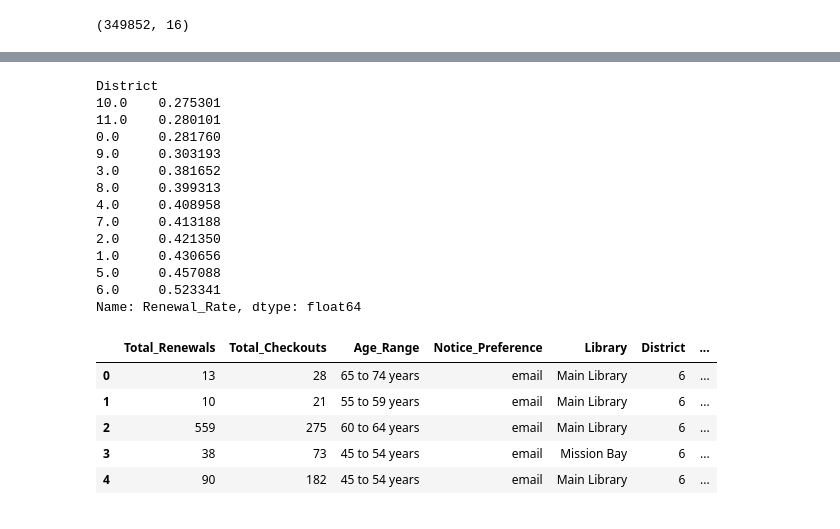
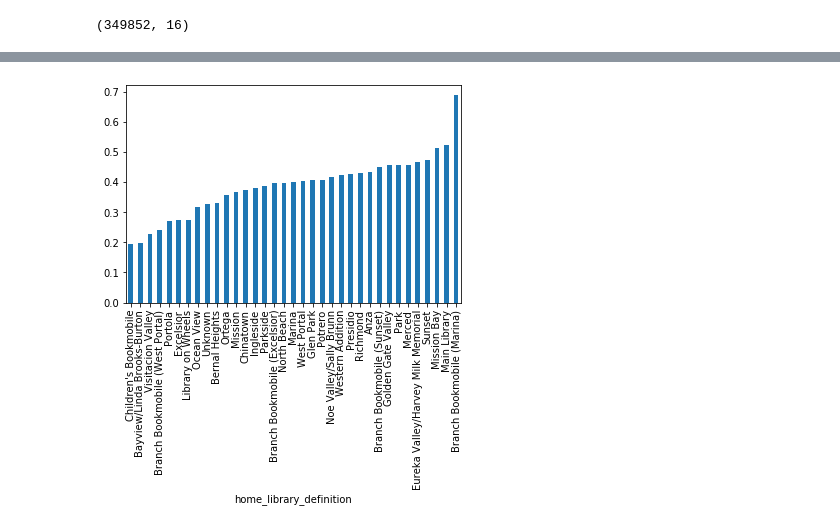
Before and after one commit to arispeaks/SFLibrary, a Jupyter notebook: SF_Library_Project.ipynb, the cells around one changed output, grey strips where cells are left out. Cells and saved outputs as stored; diff of their text form; code cells hidden in the pictures.

Commit message:
Update SF_Library_Project.ipynb
delete old code; test models

```diff
--- a/SF_Library_Project.ipynb
+++ b/SF_Library_Project.ipynb
@@ -393,29 +228,0 @@ dtype: float64
-# %%
-#Average Renewal Rate
-main_df.groupby('District').Renewal_Rate.mean().sort_values()
-# %% [output]
-District
-10.0    0.275301
-11.0    0.280101
-0.0     0.281760
-9.0     0.303193
-3.0     0.381652
-8.0     0.399313
-4.0     0.408958
-7.0     0.413188
-2.0     0.421350
-1.0     0.430656
-5.0     0.457088
-6.0     0.523341
-Name: Renewal_Rate, dtype: float64
-# %%
-model_df = main_df[['Total_Renewals', 'Total_Checkouts', 'Age_Range',  'Notice_Preference', 'Library', 'District', 'Year_Patron_Registered',
-                   'Patron_Type']]
-model_df.head()
-# %% [output]
-|  | Total_Renewals | Total_Checkouts | Age_Range | Notice_Preference | Library | District | ... |
-| 0 | 13 | 28 | 65 to 74 years | email | Main Library | 6 | ... |
-| 1 | 10 | 21 | 55 to 59 years | email | Main Library | 6 | ... |
-| 2 | 559 | 275 | 60 to 64 years | email | Main Library | 6 | ... |
-| 3 | 38 | 73 | 45 to 54 years | email | Mission Bay | 6 | ... |
-| 4 | 90 | 182 | 45 to 54 years | email | Main Library | 6 | ... |
@@ -424,0 +229,6 @@ from sklearn.linear_model import LinearRegression
+# %%
+# ok so now I know approximately how long I would have to wait for an item if I knew what age group the person was in,
+# but does it matter what the home library is?
+df.groupby('home_library_definition').renewal_rate.mean().sort_values().plot(kind = 'bar');
+# %% [output]
+[figure, added]
```
Also changed, not shown: parts of 65 cells of this notebook.
